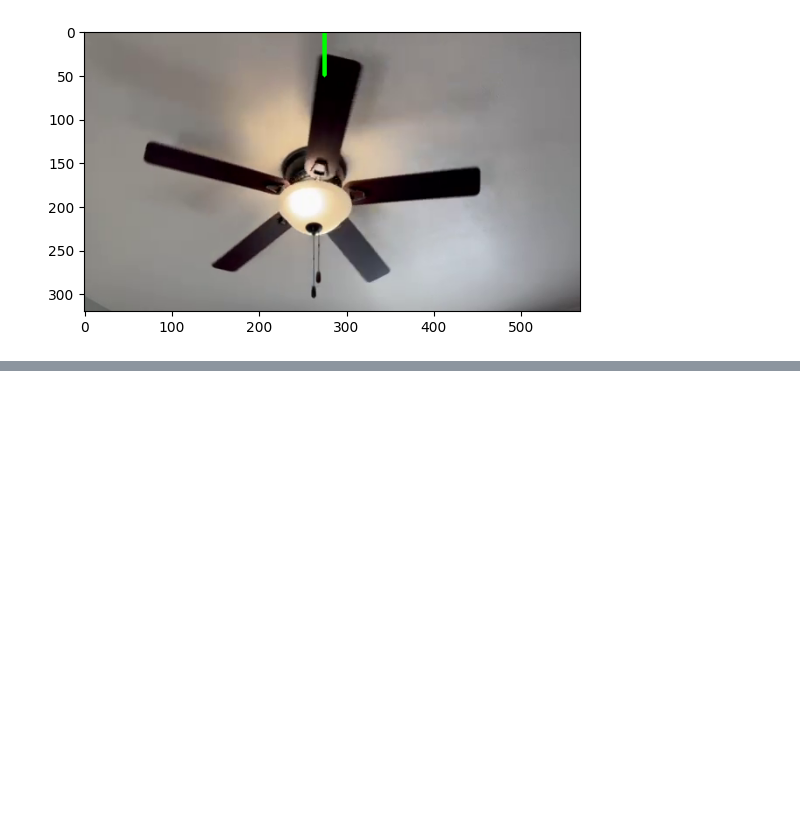
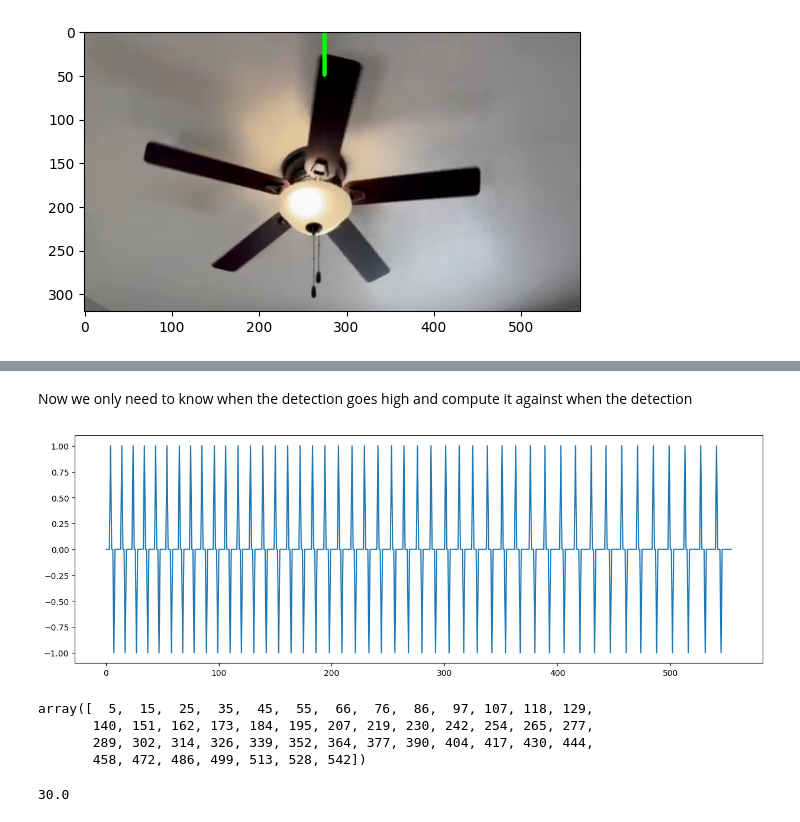
Before and after one commit to itberrios/CV_projects, a Jupyter notebook: optical_flow/fan_track_simple.ipynb, the cells around one changed output, grey strips where cells are left out. Cells and saved outputs as stored; diff of their text form; code cells hidden in the pictures; blank space fills up the shorter version.

```diff
--- a/optical_flow/fan_track_simple.ipynb
+++ b/optical_flow/fan_track_simple.ipynb
@@ -136,0 +202,19 @@ Determine if moving fan blade has crossed the line (we can clean this up later).
+# %% [markdown]
+Now we only need to know when the detection goes high and compute it against when the detection
+# %%
+plt.figure(figsize=(15, 5))
+plt.plot(np.diff(results));
+# %% [output]
+[figure, added]
+# %%
+detections = np.where(np.diff(results, prepend=0) == 1)[0]
+detections
+# %% [output]
+array([  5,  15,  25,  35,  45,  55,  66,  76,  86,  97, 107, 118, 129,
+       140, 151, 162, 173, 184, 195, 207, 219, 230, 242, 254, 265, 277,
+       289, 302, 314, 326, 339, 352, 364, 377, 390, 404, 417, 430, 444,
+       458, 472, 486, 499, 513, 528, 542])
+# %%
+fps
+# %% [output]
+30.0
```
Also changed, not shown: parts of 22 cells of this notebook.
